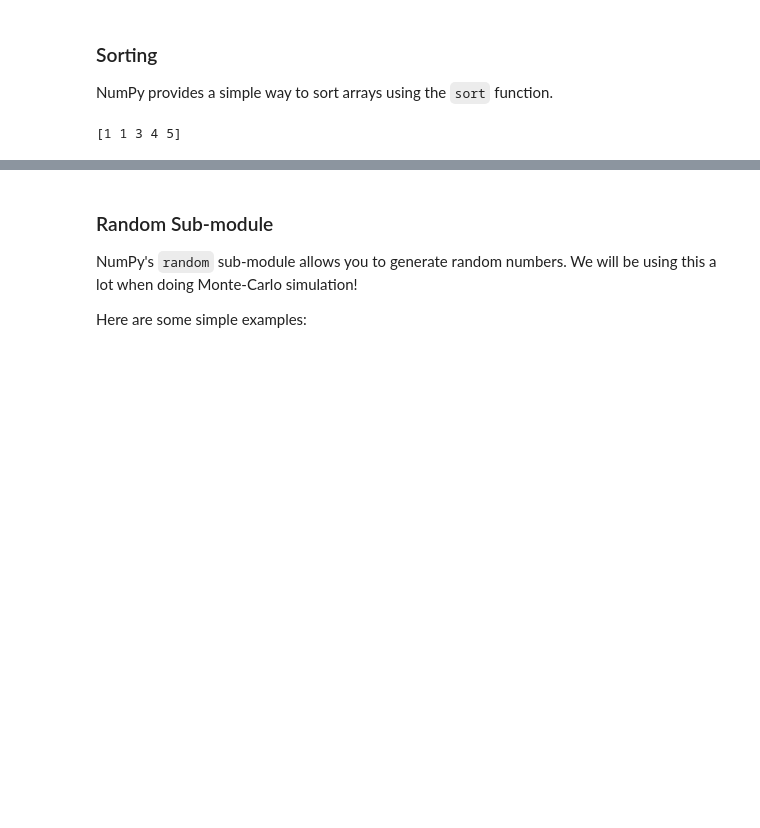
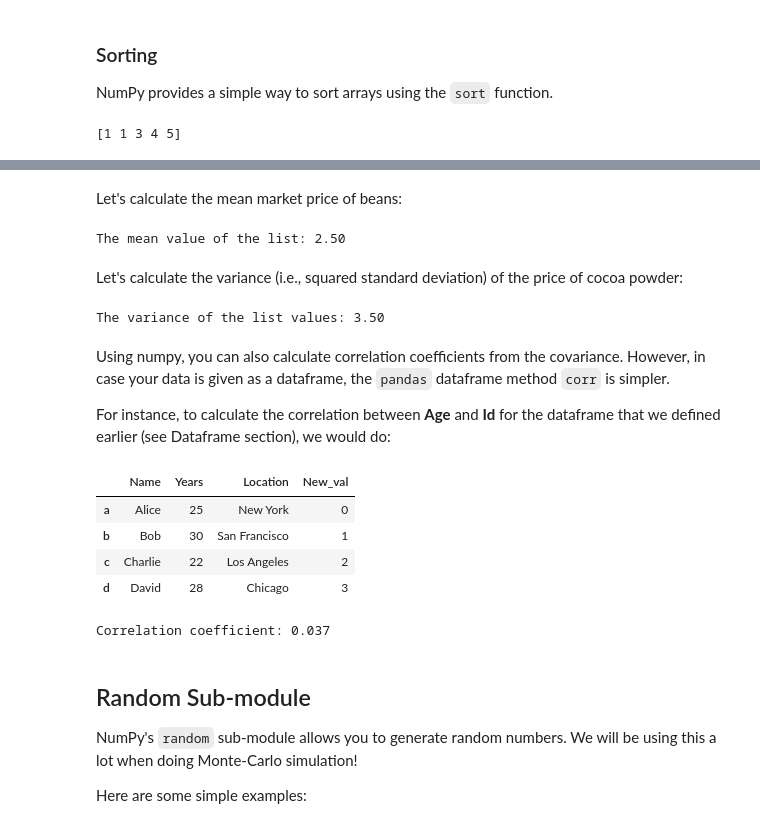
Before and after one commit to dan-a-iancu/OIT248, a Jupyter notebook: Handouts/Cheat_Sheet_for_OIT248.ipynb, the cells around one changed output, grey strips where cells are left out. Drawn from its saved outputs; the diff is of its cells as text; code cells hidden in the pictures; blank space fills up the shorter version.

```diff
--- a/Handouts/Cheat_Sheet_for_OIT248.ipynb
+++ b/Handouts/Cheat_Sheet_for_OIT248.ipynb
@@ -1242,5 +1270,40 @@ This creates a NumPy array called New_arr with a length of 100. All elements in
+# %% [markdown]
+Let's calculate the mean market price of beans:
+# %%
+# mean price
+mean_val = np.mean([0, 1, 2, 3, 4, 5])
+print(f'The mean value of the list: {mean_val:.2f}')
+# %% [output]
+The mean value of the list: 2.50
+# %% [markdown]
+Let's calculate the variance (i.e., squared standard deviation) of the price of cocoa powder:
+# %%
+# covariance matrix
+cov = np.cov([0, 1, 2, 3, 4, 5])
+print(f'The variance of the list values: {cov:.2f}')
+# %% [output]
+The variance of the list values: 3.50
+# %% [markdown]
+Using numpy, you can also calculate correlation coefficients from the covariance. However, in case your data is given as a dataframe, the `pandas` dataframe method `corr` is simpler.
+
+For instance, to calculate the correlation between **Age** and **Id** for the dataframe that we defined earlier (see Dataframe section), we would do:
+# %%
+# Define one more column with values and print the df
+df["New_val"] = np.arange(0,len(df),1)
+display(df)
+
+# Calculate and print the correlation coefficient of the new column with the "Years"
+corr_coef = df["Years"].corr(df["New_val"])
+print(f"Correlation coefficient: {corr_coef:.3f}")
+# %% [output]
+|  | Name | Years | Location | New_val |
+| a | Alice | 25 | New York | 0 |
+| b | Bob | 30 | San Francisco | 1 |
+| c | Charlie | 22 | Los Angeles | 2 |
+| d | David | 28 | Chicago | 3 |
+Correlation coefficient: 0.037
 # %% [markdown]
-### Random Sub-module
+## Random Sub-module
 NumPy's `random` sub-module allows you to generate random numbers. We will be using this a lot when doing Monte-Carlo simulation!
 
 Here are some simple examples:
```
Also changed, not shown: parts of 31 cells of this notebook.
